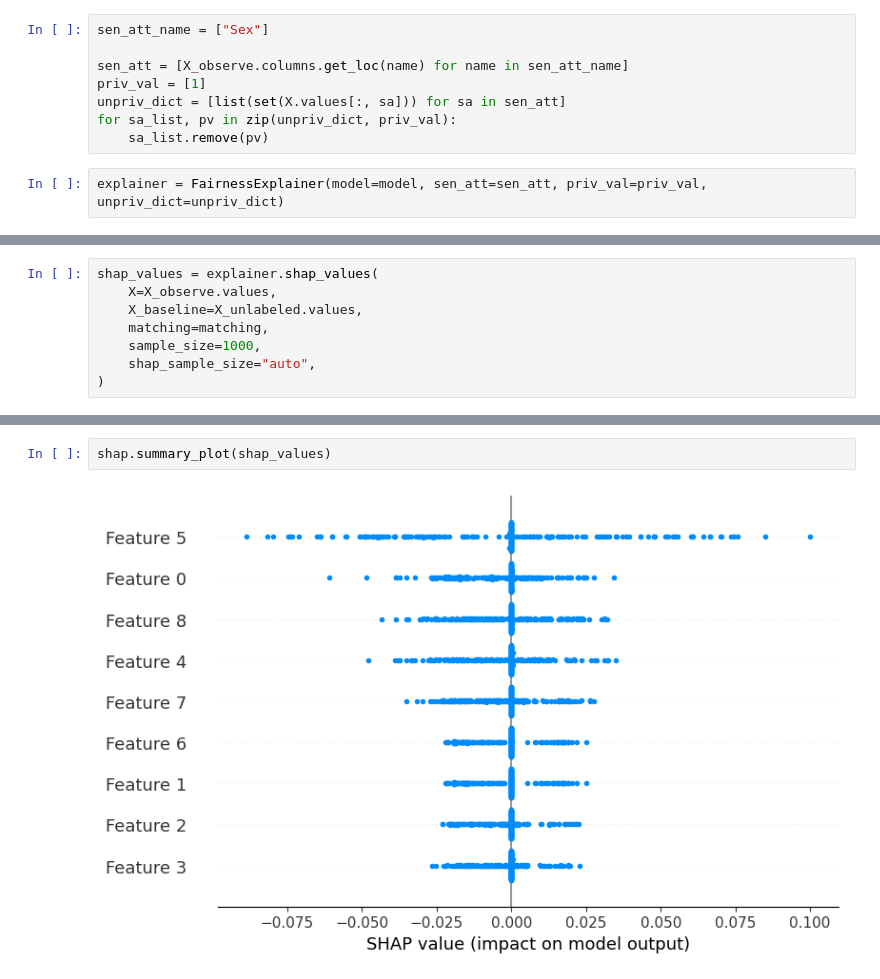
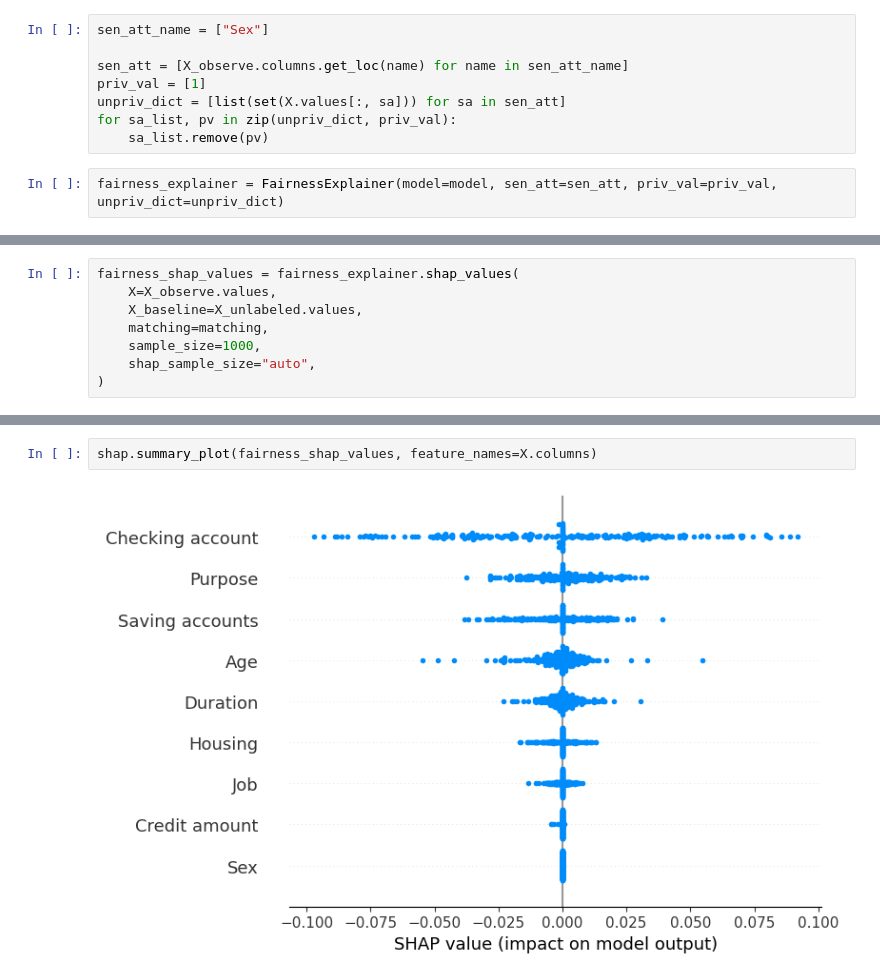
Before and after one commit to youlei202/FairSHAP, a Jupyter notebook: poc_german_credit.ipynb, the cells around one changed output, grey strips where cells are left out. Saved outputs shown, nothing was run; the diff lists cells and outputs as text.

```diff
--- a/poc_german_credit.ipynb
+++ b/poc_german_credit.ipynb
@@ -122,4 +116,4 @@ unpriv_dict = [list(set(X.values[:, sa])) for sa in sen_att]
 for sa_list, pv in zip(unpriv_dict, priv_val):
     sa_list.remove(pv)
 # %%
-explainer = FairnessExplainer(model=model, sen_att=sen_att, priv_val=priv_val, unpriv_dict=unpriv_dict)
+fairness_explainer = FairnessExplainer(model=model, sen_att=sen_att, priv_val=priv_val, unpriv_dict=unpriv_dict)
@@ -142,5 +120,5 @@ X_labeled
 # %%
-shap_values = explainer.shap_values(
+fairness_shap_values = fairness_explainer.shap_values(
     X=X_observe.values,
     X_baseline=X_unlabeled.values,
     matching=matching,
@@ -154,7 +132,7 @@ import shap
 shap.initjs()
 # %% [output]
 [interactive output not drawn]
-# %%
-shap.summary_plot(shap_values)
-# %% [output]
-[figure, removed]
+# %%
+shap.summary_plot(fairness_shap_values, feature_names=X.columns)
+# %% [output]
+[figure, added]
```
Also changed, not shown: parts of 5 cells of this notebook.
